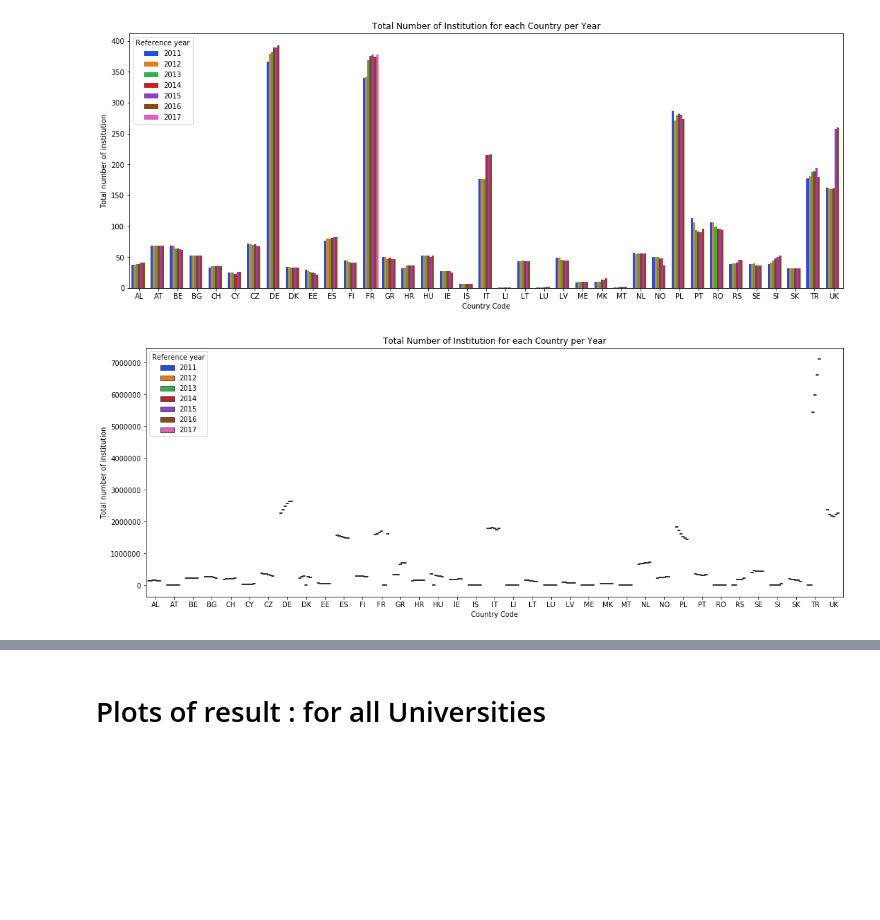
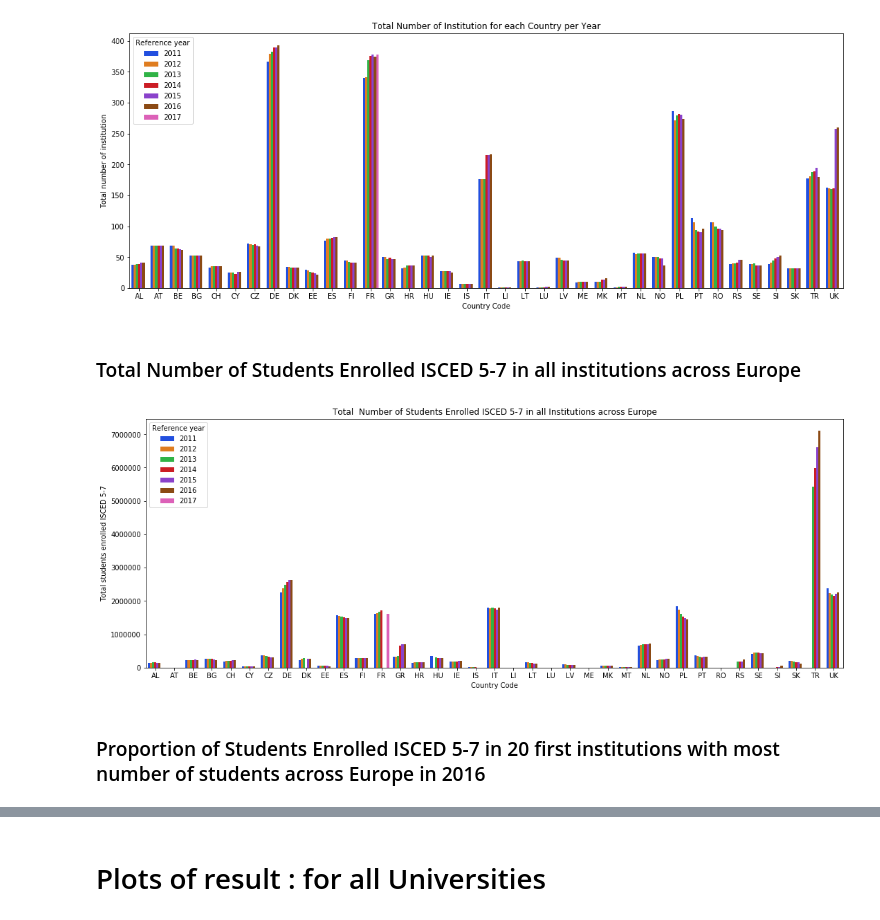
Before and after one commit to dilaraisikli/Statistical-Data-Quality-Analysis-on-ETER, a Jupyter notebook: plots.ipynb, the cells around one changed output, grey strips where cells are left out. Drawn from its saved outputs; the diff is of its cells as text; code cells hidden in the pictures; blank space fills up the shorter version.

```diff
--- a/plots.ipynb
+++ b/plots.ipynb
@@ -209,14 +281,18 @@ plt.ylabel('Total number of institution')
 plt.show()
 # %% [output]
 [figure]
+# %% [markdown]
+### Total Number of Students Enrolled ISCED 5-7 in all institutions across Europe
 # %%
 fig = plt.figure(figsize=(14,5))
 ax = fig.add_axes([0,0,1,1])
-ax = sns.boxplot(x="Country Code", y='Total students enrolled ISCED 5-7', hue="Reference year", data=result);
+ax = sns.barplot(x="Country Code", y="Total students enrolled ISCED 5-7", hue="Reference year", data=result)
 sns.set_palette('bright')
-plt.title('Total Number of Institution for each Country per Year')
+plt.title('Total  Number of Students Enrolled ISCED 5-7 in all Institutions across Europe')
 plt.xlabel('Country Code')
-plt.ylabel('Total number of institution')
+plt.ylabel('Total students enrolled ISCED 5-7')
 plt.show()
 # %% [output]
-[figure, old version]
+[figure, new version]
+# %% [markdown]
+### Proportion of Students Enrolled ISCED 5-7 in 20 first institutions with most number of students across Europe in 2016
```
Also changed, not shown: parts of 12 cells of this notebook, 1 other file.
